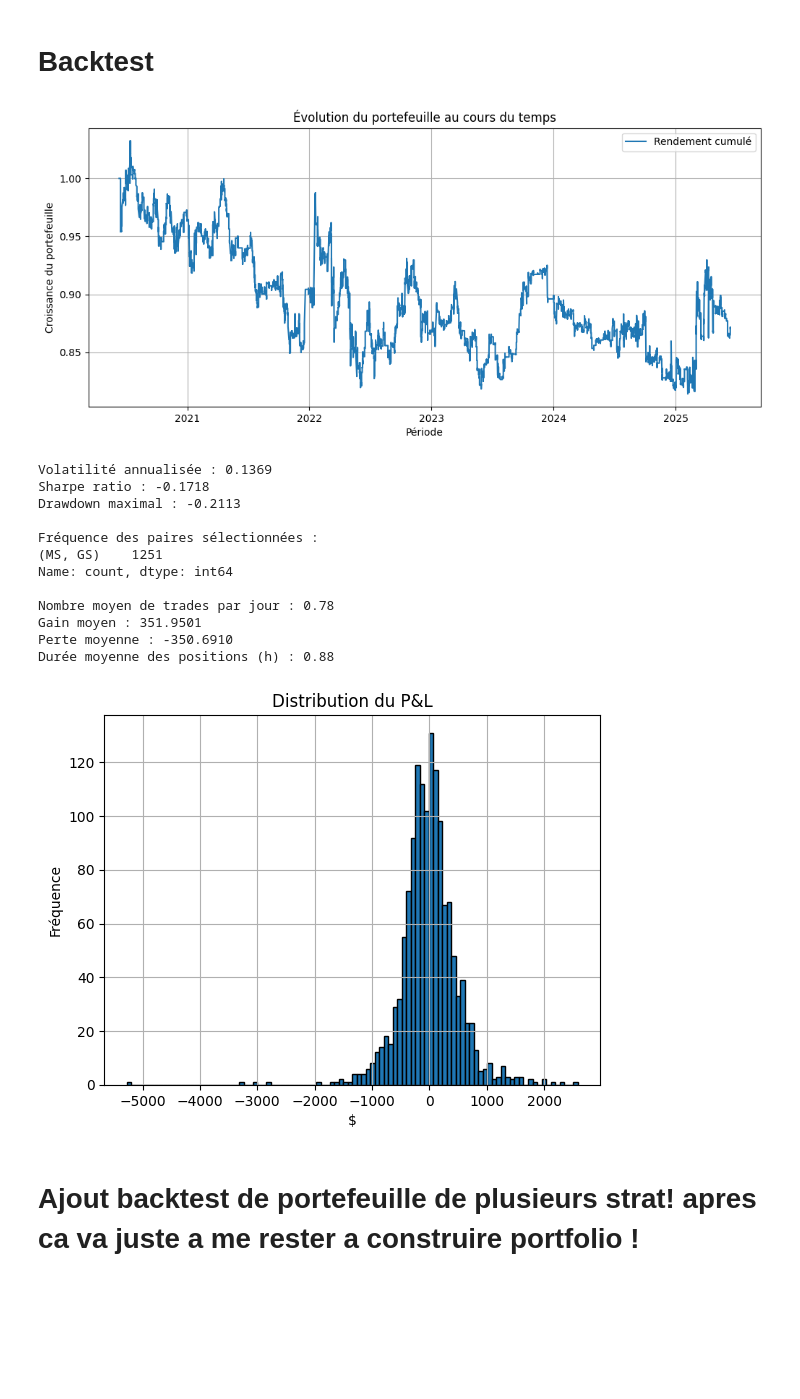
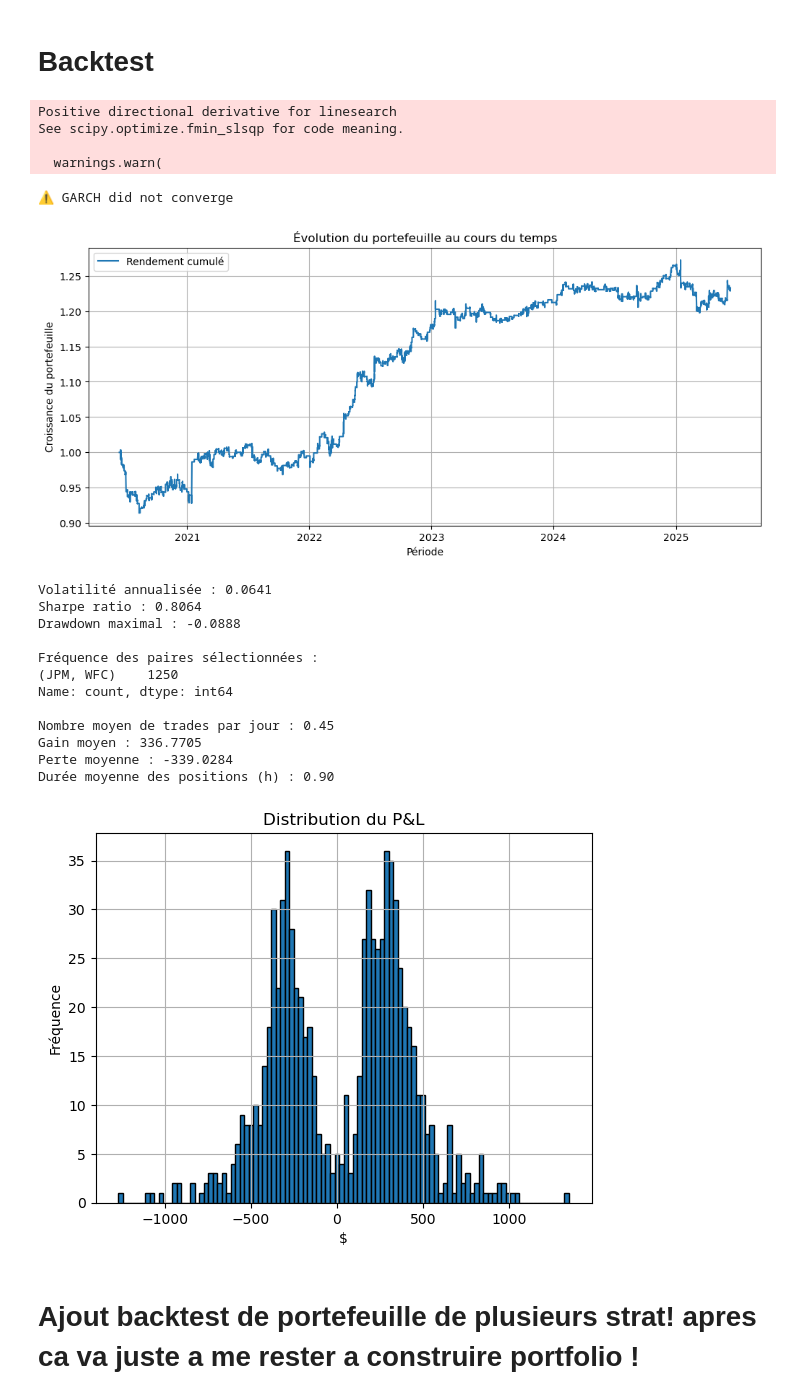
Before and after one commit to aubejay22/stat_arb, a Jupyter notebook: main.ipynb, the cells around one changed output. Cells and saved outputs as stored; diff of their text form; code cells hidden in the pictures; blank space fills up the shorter version.

```diff
--- a/main.ipynb
+++ b/main.ipynb
@@ -47,7 +47,7 @@ def prepare_for_backtrader(df_wide, symbol):
         missing = [c for c in required if c not in df.columns]
         raise ValueError(f"{symbol} – colonnes manquantes : {missing}")
     df['openinterest'] = 0
-    df = df.dropna()
+    #df = df.dropna()
     return df[['open', 'high', 'low', 'close', 'volume', 'openinterest']]
 
 def filter_last_days(df, n_days):
@@ -55,20 +55,6 @@ def filter_last_days(df, n_days):
     return df[df.index >= cutoff]
 # %% [markdown]
 # Backtest
-# %%
-def prepare_for_backtrader(df_wide, symbol):
-    """
-    Extrait le sous-DataFrame df_wide[symbol] (colonnes OHLCV)
-    et ajoute openinterest = 0 pour Backtrader.
-    """
-    df = df_wide[symbol].copy()
-    required = ['open', 'high', 'low', 'close', 'volume']
-    if not all(col in df.columns for col in required):
-        missing = [c for c in required if c not in df.columns]
-        raise ValueError(f"{symbol} – colonnes manquantes : {missing}")
-    df['openinterest'] = 0
-    #df = df.dropna()
-    return df[['open', 'high', 'low', 'close', 'volume', 'openinterest']]
 # %%
 from backtest import PairTradingStrategy
 from dependence_modeling import *
@@ -83,7 +69,7 @@ symbols = ['JPM', 'BAC', 'C', 'WFC',
            'GS', 'MS']
 """
 
-symbols = ['MS', 'GS']
+symbols = ['JPM', 'WFC']
 
 # ------------------------------------------------------------------
 # 3) Construction du moteur Backtrader
@@ -93,51 +79,55 @@ cerebro = bt.Cerebro()
 # a) ajouter chaque flux de données
 for sym in symbols:
     data = prepare_for_backtrader(df_wide, sym)
     # ↓ optionnel – filtrer les 250 derniers jours, par ex.
     #data = filter_last_days(data, 250)
     feed = bt.feeds.PandasData(dataname=data, name=sym)
     cerebro.adddata(feed, name=sym)
 
 # b) paramètre pour la stratégie
 params_config = dict(
     stocks=symbols,
-    training_day=1,
+    training_day=2,
     trading_day=1,
     trade_condition=0.99,
     statistical_model=CopuleGarch,
-    profit_target=0.0015,
+    profit_target=0,
     edge_buffer=6
 )
 
 cerebro.addstrategy(PairTradingStrategy, **params_config)
 
 
 # ------------------------------------------------------------------
 # 4) Paramètres broker et lancement
 # ------------------------------------------------------------------
 cerebro.broker.setcash(100000)
-cerebro.broker.setcommission(leverage=1.01)
-cerebro.broker.setcommission(commission=0.00005)  # 0.005%
+#cerebro.broker.setcommission(commission=0.00005)  # 0.005%
 
 
 
 
 results = cerebro.run()
 # %% [output]
+Positive directional derivative for linesearch
+See scipy.optimize.fmin_slsqp for code meaning.
+
+  warnings.warn(
+⚠️ GARCH did not converge
-[figure, old version]
+[figure, new version]
-Volatilité annualisée : 0.1369
-Sharpe ratio : -0.1718
-Drawdown maximal : -0.2113
-
-Fréquence des paires sélectionnées :
-(MS, GS)    1251
-Name: count, dtype: int64
-
-Nombre moyen de trades par jour : 0.78
-Gain moyen : 351.9501
-Perte moyenne : -350.6910
-Durée moyenne des positions (h) : 0.88
+Volatilité annualisée : 0.0641
+Sharpe ratio : 0.8064
+Drawdown maximal : -0.0888
+
+Fréquence des paires sélectionnées :
+(JPM, WFC)    1250
+Name: count, dtype: int64
+
+Nombre moyen de trades par jour : 0.45
+Gain moyen : 336.7705
+Perte moyenne : -339.0284
+Durée moyenne des positions (h) : 0.90
-[figure, old version]
+[figure, new version]
 # %% [markdown]
 # Ajout backtest de portefeuille de plusieurs strat! apres ca va juste a me rester a construire portfolio !
 # %%
```
Also changed, not shown: parts of 6 cells of this notebook, 7 other files.
